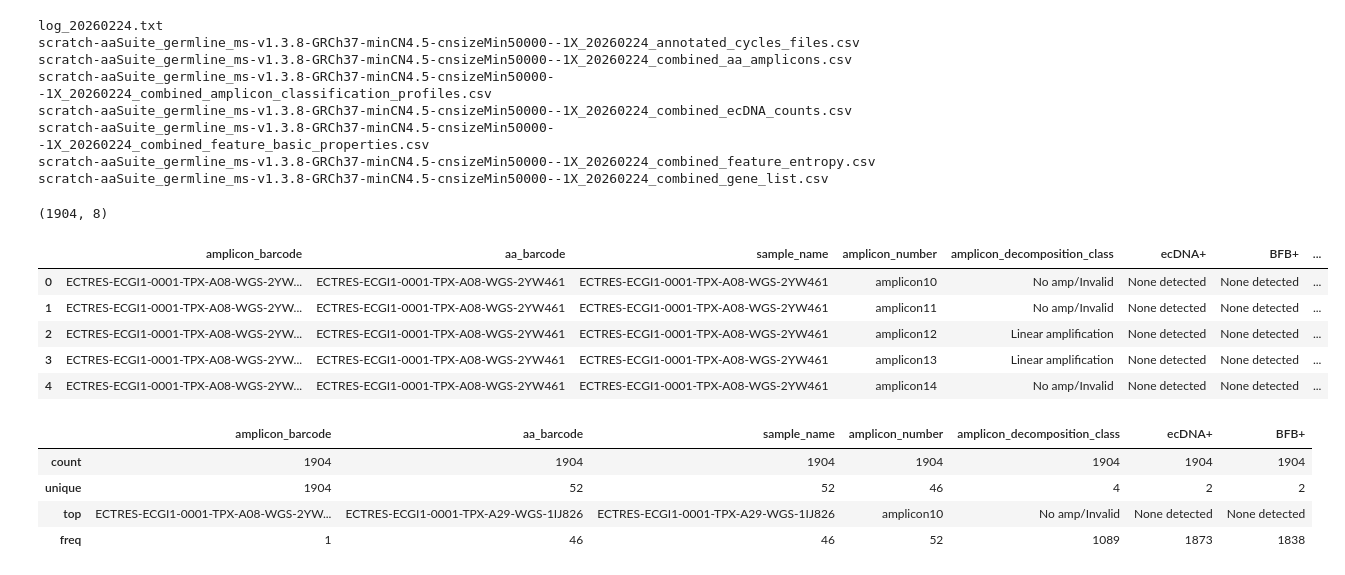
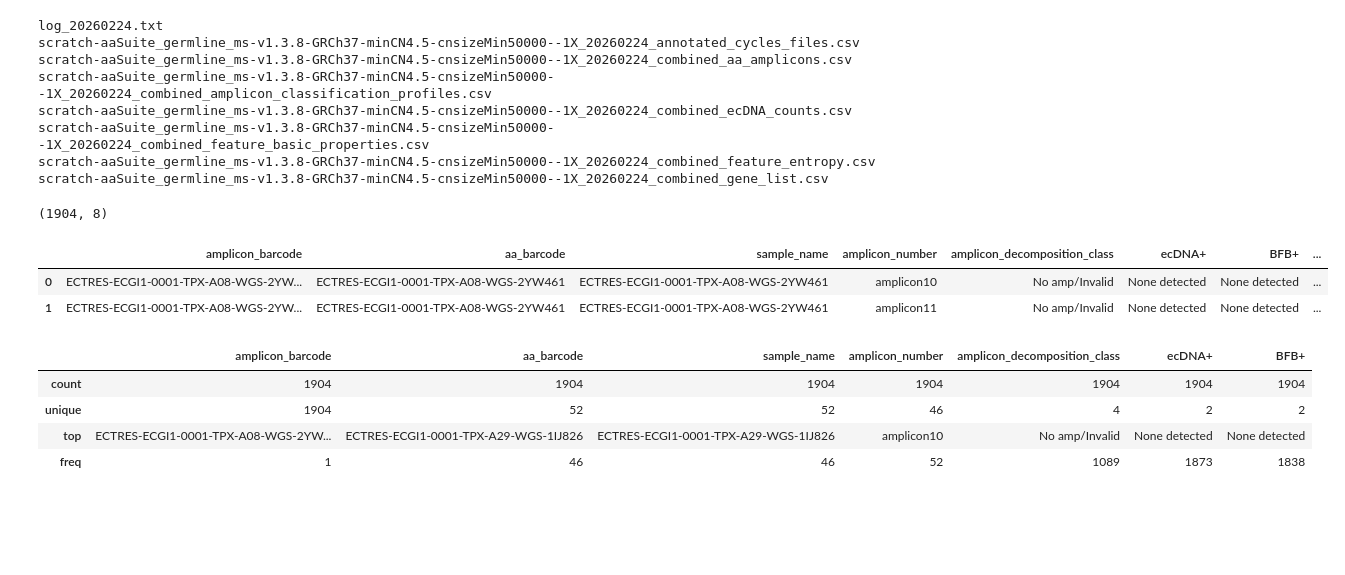
Before and after one commit to JiwonShon/ECTRES, a Jupyter notebook: Untitled.ipynb, the cells around one changed output. Saved outputs shown, nothing was run; the diff lists cells and outputs as text; code cells hidden in the pictures; blank space fills up the shorter version.

```diff
--- a/Untitled.ipynb
+++ b/Untitled.ipynb
@@ -61,16 +91,13 @@ scratch-aaSuite_germline_ms-v1.3.8-GRCh37-minCN4.5-cnsizeMin50000--1X_20260224_c
 # %%
 aa_classification=pd.read_csv(f'{base_dir}/scratch-aaSuite_germline_ms-v1.3.8-GRCh37-minCN4.5-cnsizeMin50000--1X_20260224_combined_amplicon_classification_profiles.csv')
 
 print(aa_classification.shape)
-aa_classification.head()
+aa_classification.head(2)
 # %% [output]
 (1904, 8)
 |  | amplicon_barcode | aa_barcode | sample_name | amplicon_number | amplicon_decomposition_class | ecDNA+ | BFB+ | ... |
 | 0 | ECTRES-ECGI1-0001-TPX-A08-WGS-2YW... | ECTRES-ECGI1-0001-TPX-A08-WGS-2YW461 | ECTRES-ECGI1-0001-TPX-A08-WGS-2YW461 | amplicon10 | No amp/Invalid | None detected | None detected | ... |
 | 1 | ECTRES-ECGI1-0001-TPX-A08-WGS-2YW... | ECTRES-ECGI1-0001-TPX-A08-WGS-2YW461 | ECTRES-ECGI1-0001-TPX-A08-WGS-2YW461 | amplicon11 | No amp/Invalid | None detected | None detected | ... |
-| 2 | ECTRES-ECGI1-0001-TPX-A08-WGS-2YW... | ECTRES-ECGI1-0001-TPX-A08-WGS-2YW461 | ECTRES-ECGI1-0001-TPX-A08-WGS-2YW461 | amplicon12 | Linear amplification | None detected | None detected | ... |
-| 3 | ECTRES-ECGI1-0001-TPX-A08-WGS-2YW... | ECTRES-ECGI1-0001-TPX-A08-WGS-2YW461 | ECTRES-ECGI1-0001-TPX-A08-WGS-2YW461 | amplicon13 | Linear amplification | None detected | None detected | ... |
-| 4 | ECTRES-ECGI1-0001-TPX-A08-WGS-2YW... | ECTRES-ECGI1-0001-TPX-A08-WGS-2YW461 | ECTRES-ECGI1-0001-TPX-A08-WGS-2YW461 | amplicon14 | No amp/Invalid | None detected | None detected | ... |
 # %%
 aa_classification.describe(include='object')
 # %% [output]
```
Also changed, not shown: parts of 11 cells of this notebook.
